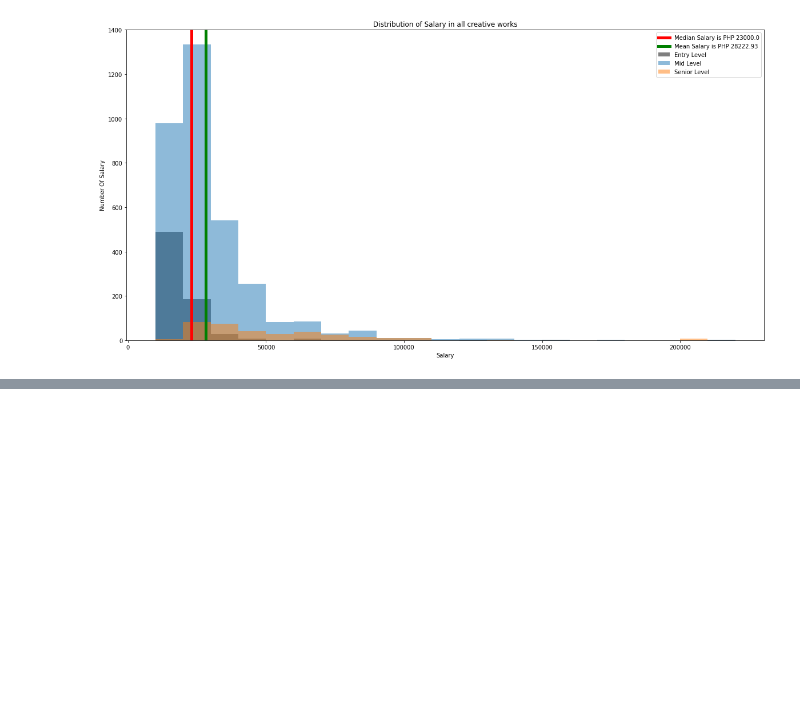
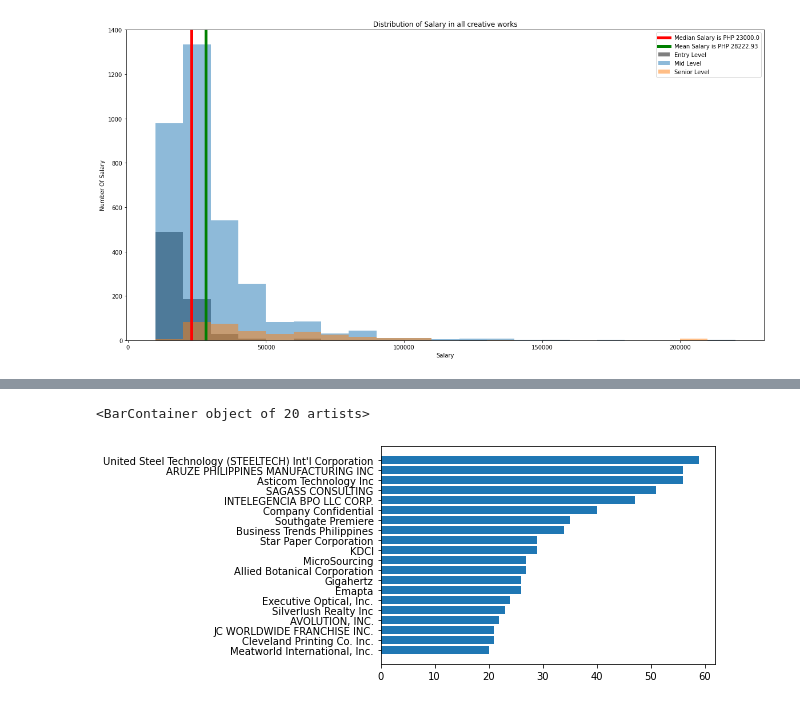
Before and after one commit to jvicrosario1106/husay_project_task, a Jupyter notebook: Data Analysis/Jobstreet Analysis/compilation.ipynb, the cells around one changed output, grey strips where cells are left out. Drawn from its saved outputs; the diff is of its cells as text; code cells hidden in the pictures; blank space fills up the shorter version.

```diff
--- a/Data Analysis/Jobstreet Analysis/compilation.ipynb
+++ b/Data Analysis/Jobstreet Analysis/compilation.ipynb
@@ -330,0 +352,7 @@ plt.legend(["Median Salary is PHP {}".format(df_combine_salary["Combine Salary"]
+# %%
+company_luzon = merge.loc[filter_luzon,"Company"].value_counts()[0:20]
+sort = company_luzon.sort_values()
+plt.barh(sort.index, sort.values)
+# %% [output]
+<BarContainer object of 20 artists>
+[figure, added]
```
Also changed, not shown: parts of 3 cells of this notebook, 1 other file.
